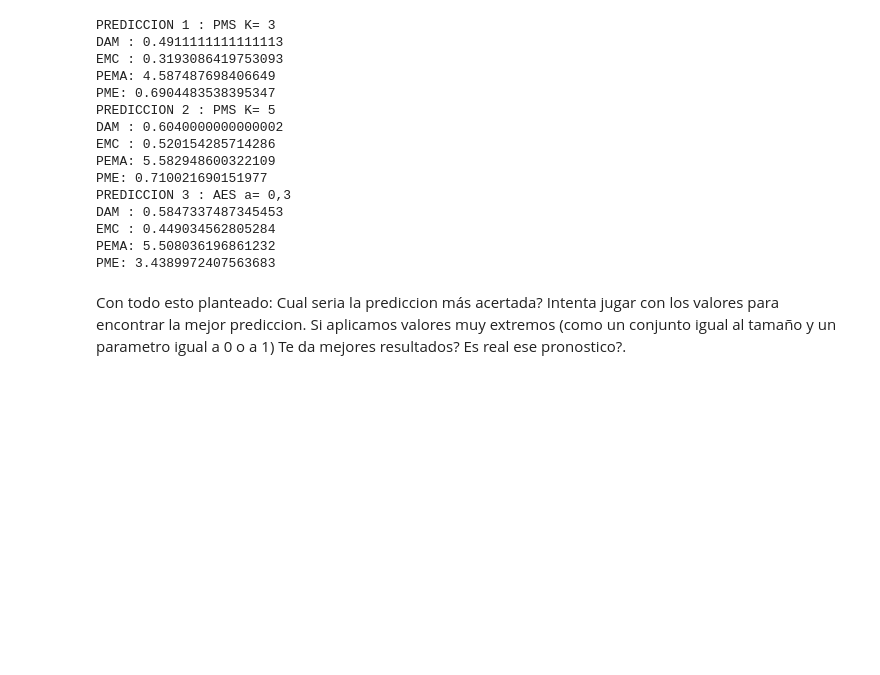
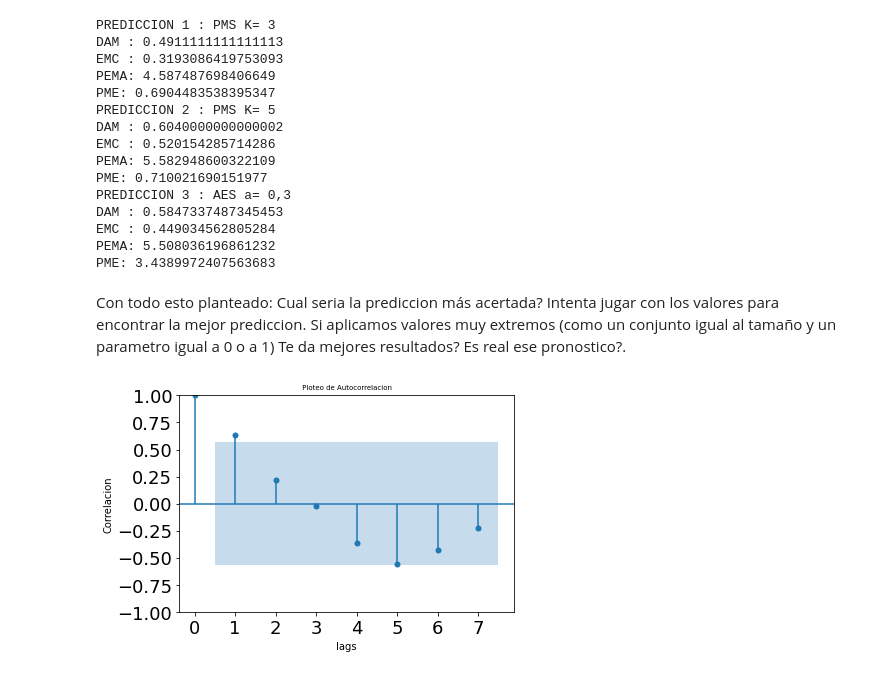
Before and after one commit to profelucas/invopa-2025, a Jupyter notebook: ra3/estacionario/pronosticos1.ipynb, the cells around one changed output. Drawn from its saved outputs; the diff is of its cells as text; code cells hidden in the pictures; blank space fills up the shorter version.

```diff
--- a/ra3/estacionario/pronosticos1.ipynb
+++ b/ra3/estacionario/pronosticos1.ipynb
@@ -45,6 +45,21 @@ plt.tight_layout()
 plt.show()
 # %% [output]
 [figure]
+# %%
+def mostrar_ac(data,alfa):
+    plt.rc("figure", figsize=(10,6))
+
+    #funcion de autocorrelacion y ploteo
+    plot_acf(data, lags=7,alpha=alfa,bartlett_confint=False)
+
+    plt.ylim(-1,1)
+    plt.xlabel('lags', fontsize=10)
+    plt.ylabel('Correlacion', fontsize=10)
+    plt.xticks(fontsize=18)
+    plt.yticks(fontsize=18)
+    plt.title(' Ploteo de Autocorrelacion', fontsize=7)
+    plt.tight_layout()
+    plt.show()
 # %%
 # Promedio móvil simple con ventana "a"
 def pms(data, a):
@@ -239,3 +254,11 @@ PEMA: 5.508036196861232
 PME: 3.4389972407563683
 # %% [markdown]
 Con todo esto planteado: Cual seria la prediccion más acertada? Intenta jugar con los valores para encontrar la mejor prediccion. Si aplicamos valores muy extremos (como un conjunto igual al tamaño y un parametro igual a 0 o a 1) Te da mejores resultados? Es real ese pronostico?.
+# %%
+#ejemplo 2
+data2 = [14.77,14.75,16.76,17.99,17.44,18.47,19.12,17.71,15.26,15.5,13.62,12.89]
+
+
+mostrar_ac(data2,0.05)
+# %% [output]
+[figure, added]
```
Also changed, not shown: parts of 5 cells of this notebook, 1 other file.
